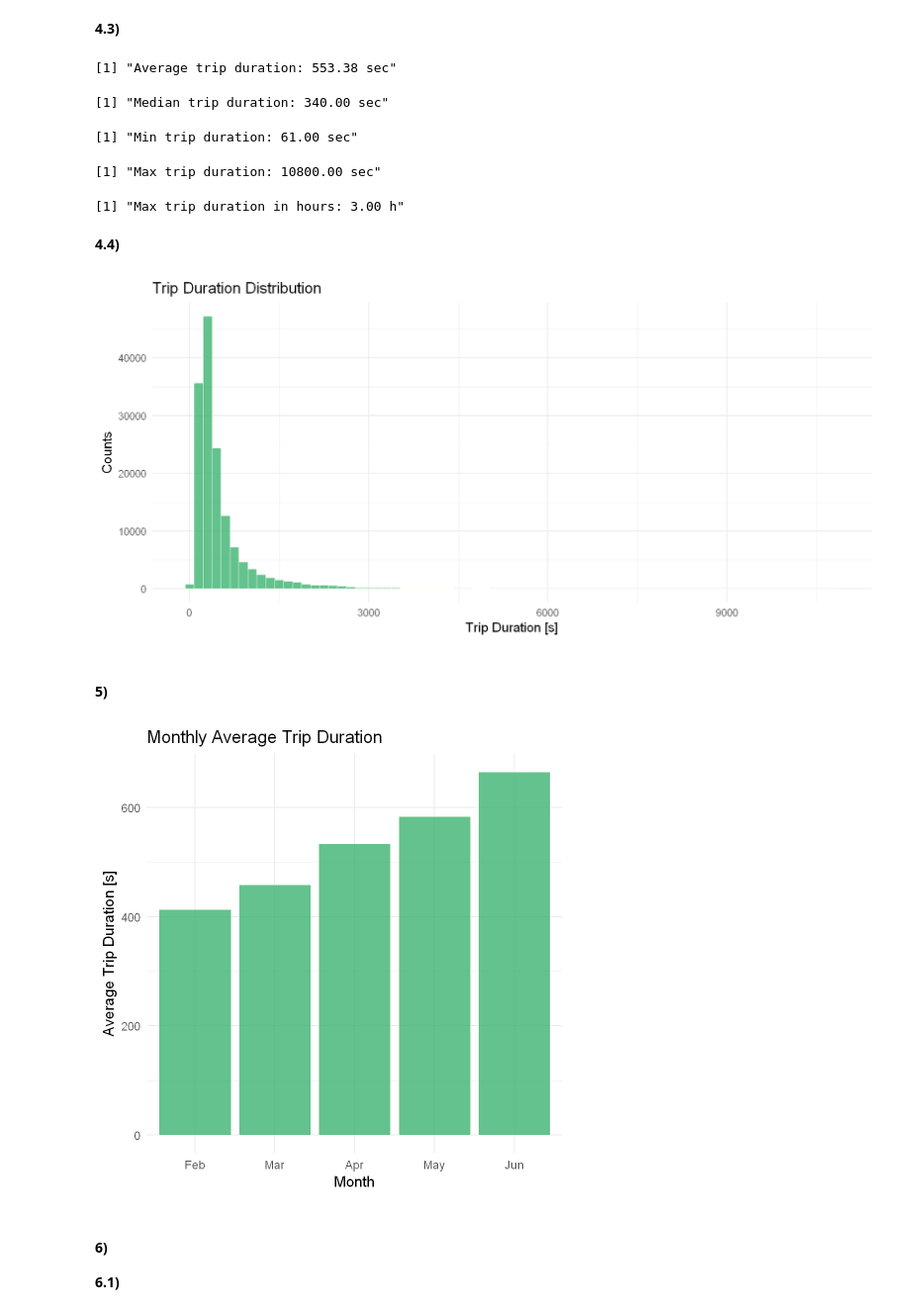
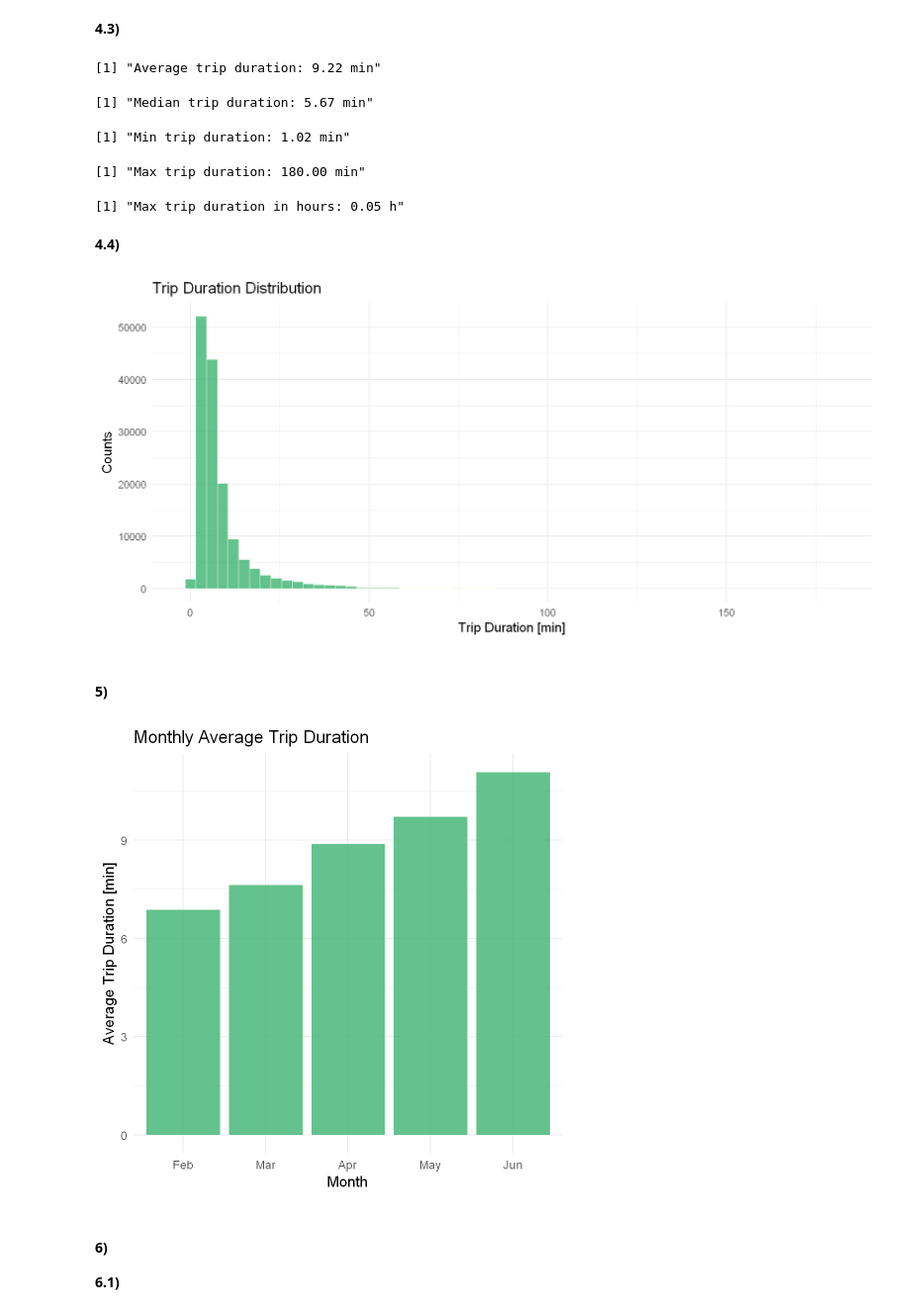
Before and after one commit to Berto70/advstat, a Jupyter notebook: ex1/Bertinelli_Gabriele_rlab01.ipynb, the cells around one changed output. Shown at 99% size. Saved outputs shown, nothing was run; the diff lists cells and outputs as text; code cells hidden in the pictures.

```diff
--- a/ex1/Bertinelli_Gabriele_rlab01.ipynb
+++ b/ex1/Bertinelli_Gabriele_rlab01.ipynb
@@ -91,10 +93,10 @@ tibble [150,792 × 15] (S3: tbl_df/tbl/data.frame)
 #### 4)
 **4.1)**
 # %%
-avg_trip_duration <- mean(df$tripduration)
+avg_trip_duration <- mean(df$tripduration)/60
 
-median_trip_duration <- median(df$tripduration)
+median_trip_duration <- median(df$tripduration)/60
 
-sprintf("Average trip duration: %.2f sec", avg_trip_duration)
-sprintf("Median trip duration: %.2f sec", median_trip_duration)
+sprintf("Average trip duration: %.2f min", avg_trip_duration)
+sprintf("Median trip duration: %.2f min", median_trip_duration)
 # %% [output]
@@ -121,63 +123,63 @@ There's a trip that's really really long ahah. Almost 20 days. Maybe some long e
 # %%
 df_clean <- df %>% filter(tripduration <= 3*3600) # filter out trips longer than 3 hours
 # %%
-avg_trip_duration_clean <- mean(df_clean$tripduration)
+avg_trip_duration_clean <- mean(df_clean$tripduration)/60
 
-median_trip_duration_clean <- median(df_clean$tripduration)
+median_trip_duration_clean <- median(df_clean$tripduration)/60
 
-sprintf("Average trip duration: %.2f sec", avg_trip_duration_clean)
-sprintf("Median trip duration: %.2f sec", median_trip_duration_clean)
+sprintf("Average trip duration: %.2f min", avg_trip_duration_clean)
+sprintf("Median trip duration: %.2f min", median_trip_duration_clean)
 
-min_trip_duration_clean <- min(df_clean$tripduration)
-max_trip_duration_clean <- max(df_clean$tripduration)
+min_trip_duration_clean <- min(df_clean$tripduration)/60
+max_trip_duration_clean <- max(df_clean$tripduration)/60
 
-sprintf("Min trip duration: %.2f sec", min_trip_duration_clean)
-sprintf("Max trip duration: %.2f sec", max_trip_duration_clean)
+sprintf("Min trip duration: %.2f min", min_trip_duration_clean)
+sprintf("Max trip duration: %.2f min", max_trip_duration_clean)
 
 sprintf('Max trip duration in hours: %.2f h', max_trip_duration_clean/3600)
 # %% [output]
-[1] "Average trip duration: 553.38 sec"
+[1] "Average trip duration: 9.22 min"
-[1] "Median trip duration: 340.00 sec"
+[1] "Median trip duration: 5.67 min"
-[1] "Min trip duration: 61.00 sec"
+[1] "Min trip duration: 1.02 min"
-[1] "Max trip duration: 10800.00 sec"
+[1] "Max trip duration: 180.00 min"
-[1] "Max trip duration in hours: 3.00 h"
+[1] "Max trip duration in hours: 0.05 h"
 # %% [markdown]
 **4.4)**
 # %%
 options(repr.plot.width = 15, repr.plot.height = 7) # set plot size
 
-time_duration_hist <- ggplot(data=df_clean, aes(x=tripduration)) +
-						geom_histogram(binwidth=150, fill='mediumseagreen', color='ivory', alpha=0.8) +
-						labs(title='Trip Duration Distribution', x='Trip Duration [s]', y='Counts') +
+time_duration_hist <- ggplot(data=df_clean, aes(x=tripduration/60)) +
+						geom_histogram(binwidth=3, fill='mediumseagreen', color='ivory', alpha=0.8) +
+						labs(title='Trip Duration Distribution', x='Trip Duration [min]', y='Counts') +
 						# xlim(c(0, 3600)) +
 						theme_minimal(base_size = 18)
 
 time_duration_hist # plot trip duration distribution
 # %% [output]
-[figure, old version]
+[figure, new version]
 # %% [markdown]
 #### 5)
 # %%
 monthly_avg_trip_duration <- df_clean %>%
 								mutate(month = lubridate::month(starttime)) %>% # mutate add a new col. lubridate::month() returns the month number
 								group_by(month) %>%
 								summarize(avg_trip_duration = mean(tripduration)) # summarize() is used to aggregate data by group
 
 monthly_avg_trip_duration <- monthly_avg_trip_duration %>%
 								mutate(month_w = c('Feb', 'Mar', 'Apr', 'May', 'Jun'))  # add month names col for the plot
 
 
 options(repr.plot.width = 8, repr.plot.height = 8)
 
 level_order <- c('Feb', 'Mar', 'Apr', 'May', 'Jun') # order of months for plot
-monthly_plot <- ggplot(data= monthly_avg_trip_duration, aes(x= factor(month_w, level=level_order), y=avg_trip_duration)) +
+monthly_plot <- ggplot(data= monthly_avg_trip_duration, aes(x= factor(month_w, level=level_order), y=avg_trip_duration/60)) +
 					geom_bar(stat='identity', fill='mediumseagreen', color='ivory', alpha=0.8) +
-					labs(title='Monthly Average Trip Duration', x='Month', y='Average Trip Duration [s]') +
+					labs(title='Monthly Average Trip Duration', x='Month', y='Average Trip Duration [min]') +
 					theme_minimal(base_size = 18)
 
 monthly_plot # barplot of monthly average trip duration
 # %% [output]
-[figure, old version]
+[figure, new version]
 # %% [markdown]
 #### 6)
 **6.1)**
```
Also changed, not shown: parts of 6 cells of this notebook.
